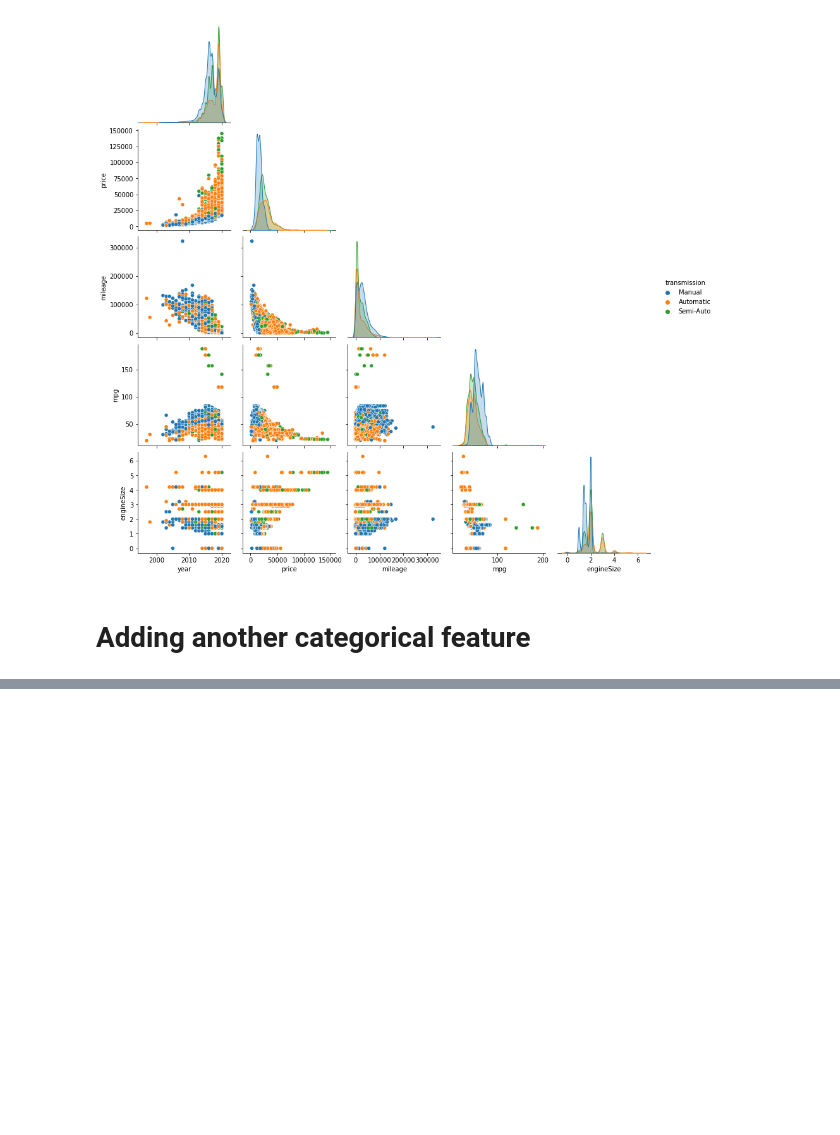
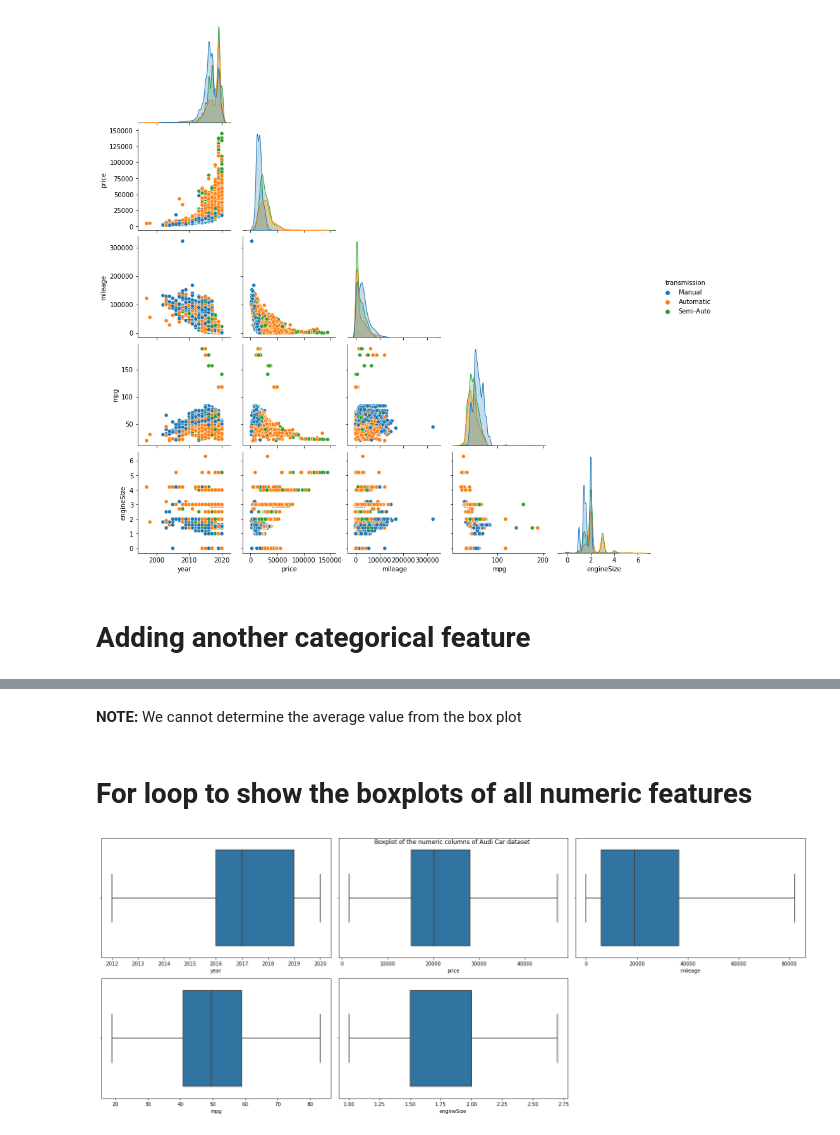
Before and after one commit to JewelEdu/audi_used_car_analysis, a Jupyter notebook: audi_used_car_EDA.ipynb, the cells around one changed output, grey strips where cells are left out. Cells and saved outputs as stored; diff of their text form; code cells hidden in the pictures; blank space fills up the shorter version.

```diff
--- a/audi_used_car_EDA.ipynb
+++ b/audi_used_car_EDA.ipynb
@@ -177,0 +208,22 @@ plt.show()
+# %% [markdown]
+**NOTE:** We cannot determine the average value from the box plot
+# %% [markdown]
+# **For loop to show the boxplots of all numeric features**
+# %%
+num_cols = []
+
+for col in df.columns:
+    if df[col].dtypes != "O":
+        num_cols.append(col)
+plt.figure(figsize=(20,8))
+
+for index in range(len(num_cols)):
+
+    plt.subplot(2,3,index+1)# index=0 that's why index+1
+    sns.boxplot(x=num_cols[index], data=df, showfliers=False)# 2.5>outliers>97.5
+
+plt.suptitle("Boxplot of the numeric columns of Audi Car dataset")
+plt.tight_layout()
+plt.show()
+# %% [output]
+[figure, added]
```
Also changed, not shown: parts of 18 cells of this notebook.
